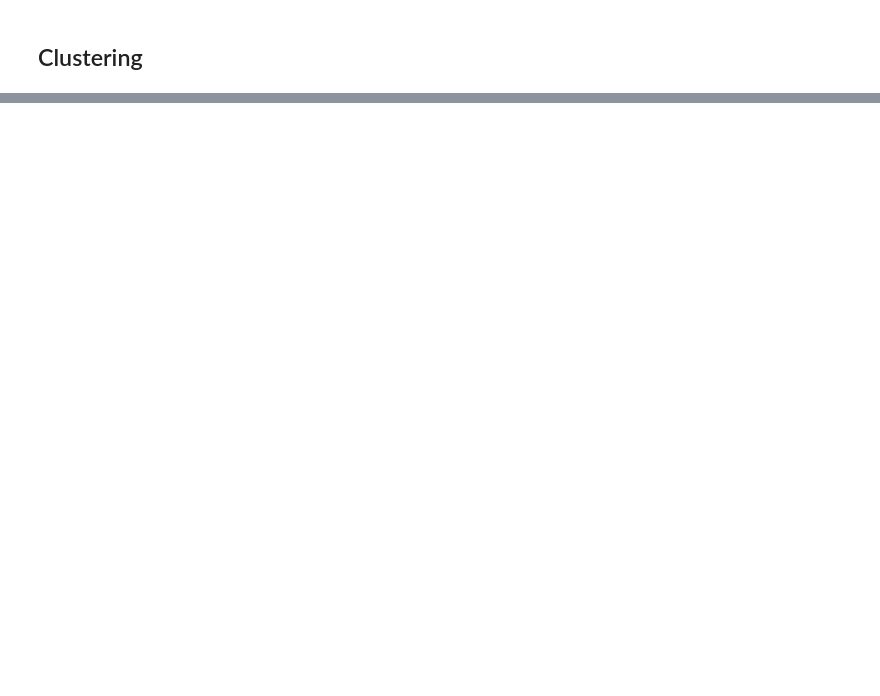
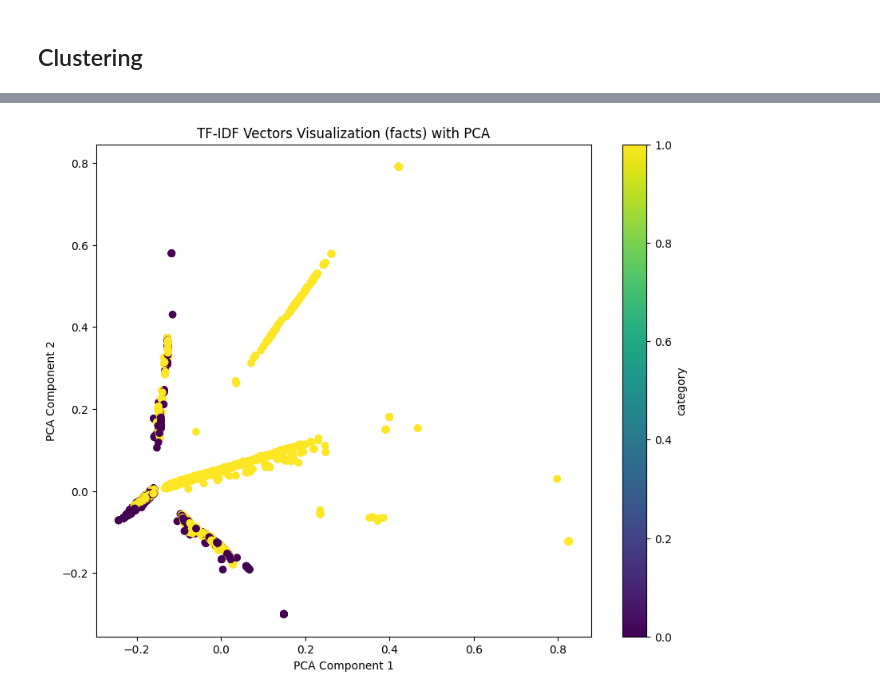
Before and after one commit to evanpkchapple/stanza_and_spacy_comparison, a Jupyter notebook: compare.ipynb, the cells around one changed output, grey strips where cells are left out. Cells and saved outputs as stored; diff of their text form; code cells hidden in the pictures; blank space fills up the shorter version.

```diff
--- a/compare.ipynb
+++ b/compare.ipynb
@@ -490,0 +715,9 @@ linearized_drag_queen_rdf = [re.sub('>', '', dg) for dg in linearized_drag_queen
+# %%
+#Adding Numerical categories
+
+#defining custom mapping
+category_mapping = { "Drag Queen": 0, "Rabbi" : 1}
+
+#applying to df
+df_rdf['numerical_category'] = df_rdf['category'].map(category_mapping)
+df_rdf.tail()
@@ -490,0 +731,4 @@ linearized_drag_queen_rdf = [re.sub('>', '', dg) for dg in linearized_drag_queen
+# %%
+X_rdf = df_rdf['text']
+Y_rdf = df_rdf['numerical_category']
+X_rdf
@@ -490,0 +748,32 @@ linearized_drag_queen_rdf = [re.sub('>', '', dg) for dg in linearized_drag_queen
+# %%
+# Split the data into training and testing sets
+from sklearn.model_selection import train_test_split
+
+X_train_rdf, X_test_rdf, y_train_rdf, y_test_rdf = train_test_split(X_rdf, Y_rdf, test_size=0.2, random_state=42)
+# %%
+# Using TFIDF vectorizer to convert convert words to Vector Space
+tfidf_vectorizer = TfidfVectorizer(max_features=1000,
+                                       use_idf=True,
+                                       stop_words='english')
+                                       #tokenizer=nltk.word_tokenize)
+#                                       ngram_range=(1, 2))
+
+# Fit the vectorizer to text data
+X_train_rdf_vec= tfidf_vectorizer.fit_transform(X_train_rdf)
+X_test_rdf_vec= tfidf_vectorizer.fit_transform(X_test_rdf)
+X_rdf_vec = tfidf_vectorizer.fit_transform(X_rdf)
+# %%
+# Reduce dimensionality of TF-IDF vectors using PCA
+pca = PCA(n_components=2)  # You can also use n_components=3 for 3D visualization
+X_rdf_pca = pca.fit_transform(X_train_rdf_vec.toarray())
+
+# Plot PCA components
+plt.figure(figsize=(10, 8))
+plt.scatter(X_rdf_pca[:, 0], X_rdf_pca[:, 1], c=y_train_rdf, cmap='viridis')
+plt.xlabel('PCA Component 1')
+plt.ylabel('PCA Component 2')
+plt.title('TF-IDF Vectors Visualization (facts) with PCA')
+plt.colorbar(label='category')
+plt.show()
+# %% [output]
+[figure, added]
```
Also changed, not shown: parts of 35 cells of this notebook, 20 other files.
